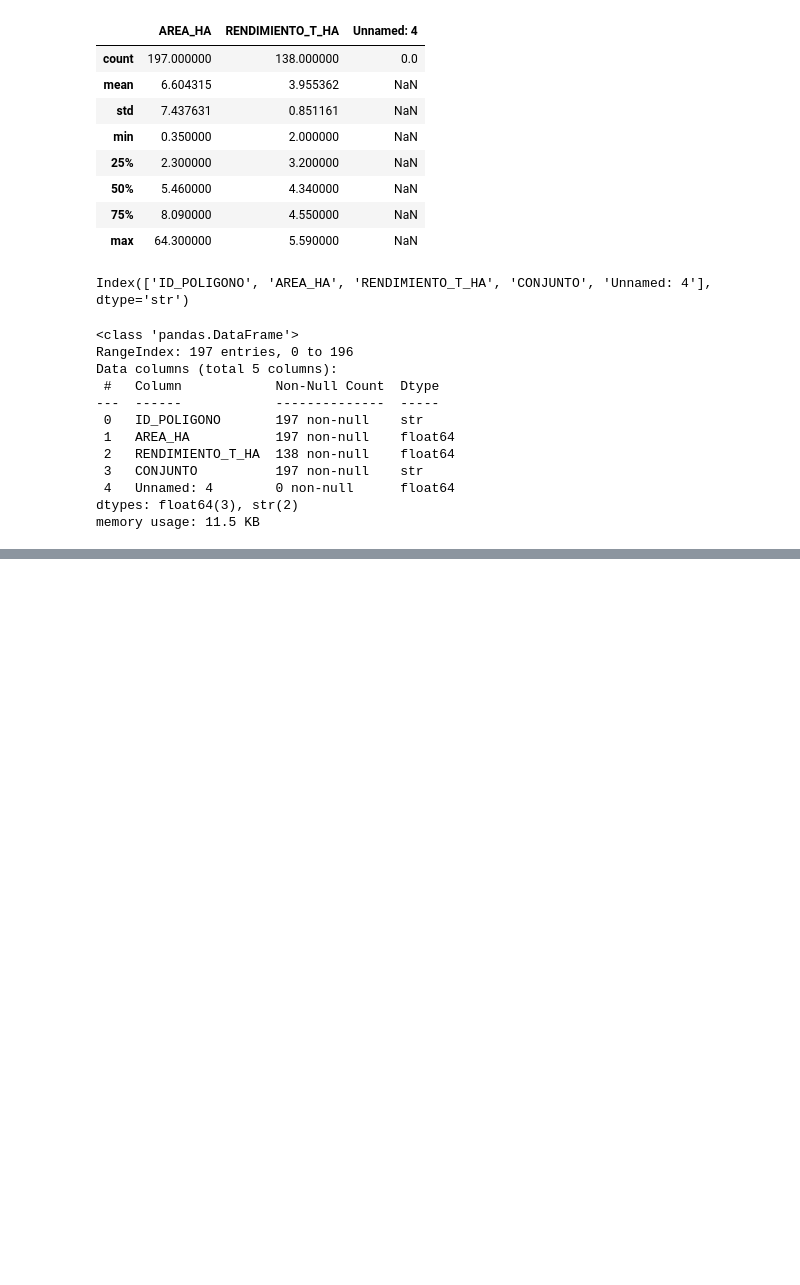
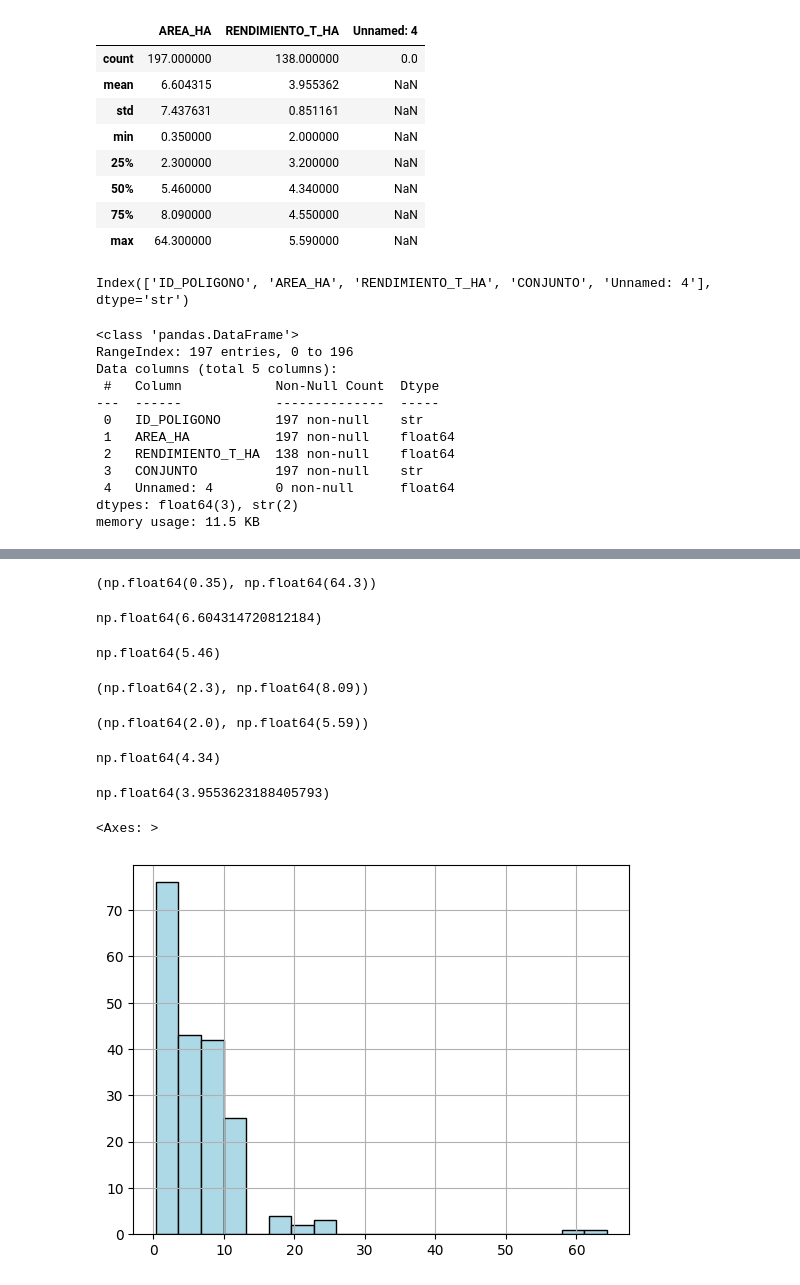
Before and after one commit to gerarsau07/AgroRaices, a Jupyter notebook: exploracion.ipynb, the cells around one changed output, grey strips where cells are left out. Saved outputs shown, nothing was run; the diff lists cells and outputs as text; code cells hidden in the pictures; blank space fills up the shorter version.

Commit message:
Compresion de los datos: Variable Objetivo

```diff
--- a/exploracion.ipynb
+++ b/exploracion.ipynb
@@ -166,3 +168,27 @@ Data columns (total 5 columns):
  4   Unnamed: 4        0 non-null      float64
 dtypes: float64(3), str(2)
 memory usage: 11.5 KB
+# %%
+y = y.loc[:, ~y.columns.str.contains('^Unnamed')].copy()
+df1 = df1.loc[:, ~df1.columns.str.contains('^Unnamed')].copy()
+df2 = df2.loc[:, ~df2.columns.str.contains('^Unnamed')].copy()
+# %%
+df1.columns = df1.columns.str.strip()
+df2.columns = df2.columns.str.strip()
+y.columns = y.columns.str.strip()
+# %%
+df1['ID_POLIGONO'] = df1['ID_POLIGONO'].astype(str).str.strip()
+df2['ID_POLIGONO'] = df2['ID_POLIGONO'].astype(str).str.strip()
+y['ID_POLIGONO'] = y['ID_POLIGONO'].astype(str).str.strip()
+
+# Limpieza en variables categóricas
+df1['sensor'] = df1['sensor'].astype(str).str.strip()
+df2['sensor'] = df2['sensor'].astype(str).str.strip()
+y['CONJUNTO'] = y['CONJUNTO'].astype(str).str.strip()
+# %%
+df1['fecha_captura'] = pd.to_datetime(df1['fecha_captura'], dayfirst=True)
+df2['fecha_captura'] = pd.to_datetime(df2['fecha_captura'], dayfirst=True)
+
+# Asegurar tipos numéricos de punto flotante en la tabla objetivo
+y['AREA_HA'] = pd.to_numeric(y['AREA_HA'], errors='coerce')
+y['RENDIMIENTO_T_HA'] = pd.to_numeric(y['RENDIMIENTO_T_HA'], errors='coerce')
@@ -168,0 +213,33 @@ memory usage: 11.5 KB
+# %%
+y['AREA_HA'].min(), y['AREA_HA'].max()
+# %% [output]
+(np.float64(0.35), np.float64(64.3))
+# %%
+y['AREA_HA'].mean()
+# %% [output]
+np.float64(6.604314720812184)
+# %%
+y['AREA_HA'].median()
+# %% [output]
+np.float64(5.46)
+# %%
+y['AREA_HA'].quantile(0.25), y['AREA_HA'].quantile(0.75)
+# %% [output]
+(np.float64(2.3), np.float64(8.09))
+# %%
+y['RENDIMIENTO_T_HA'].min(), y['RENDIMIENTO_T_HA'].max()
+# %% [output]
+(np.float64(2.0), np.float64(5.59))
+# %%
+y['RENDIMIENTO_T_HA'].median()
+# %% [output]
+np.float64(4.34)
+# %%
+y['RENDIMIENTO_T_HA'].mean()
+# %% [output]
+np.float64(3.9553623188405793)
+# %%
+y['AREA_HA'].hist(bins=20, color='lightblue', edgecolor='black')
+# %% [output]
+<Axes: >
+[figure, added]
```
Also changed, not shown: parts of 7 cells of this notebook, 3 other files.
